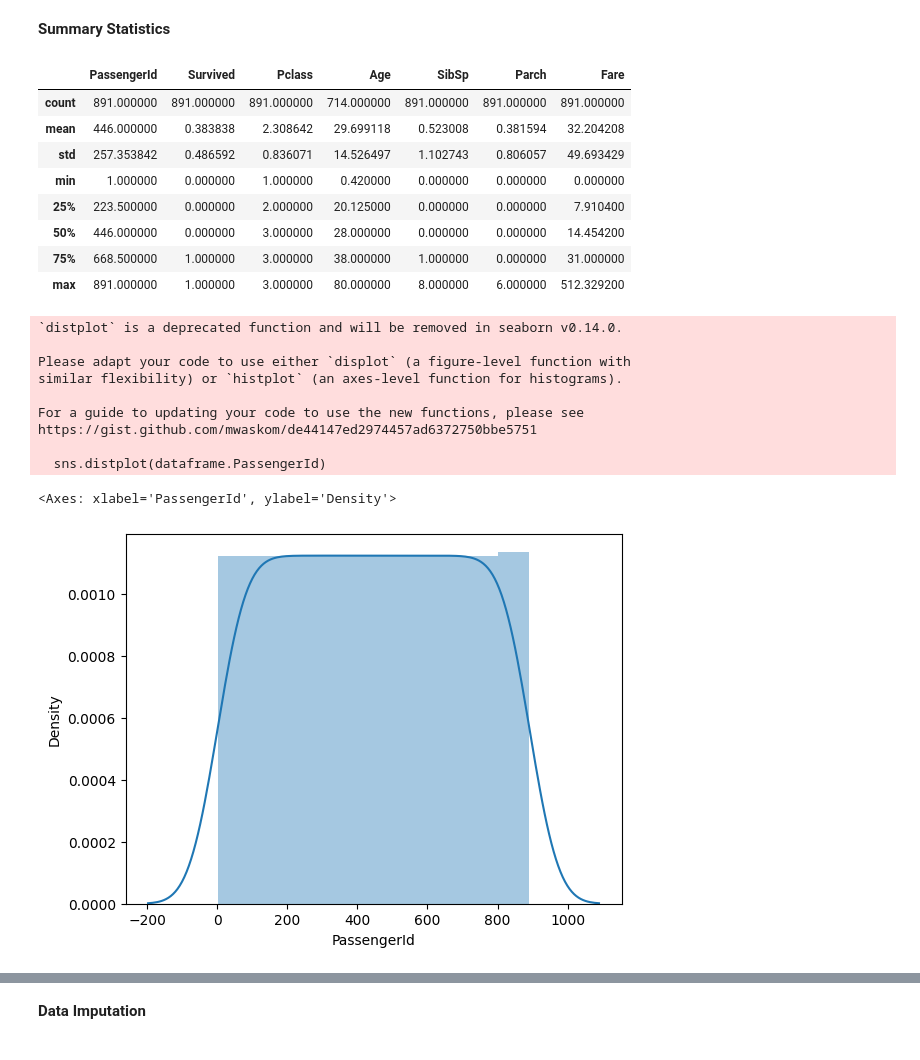
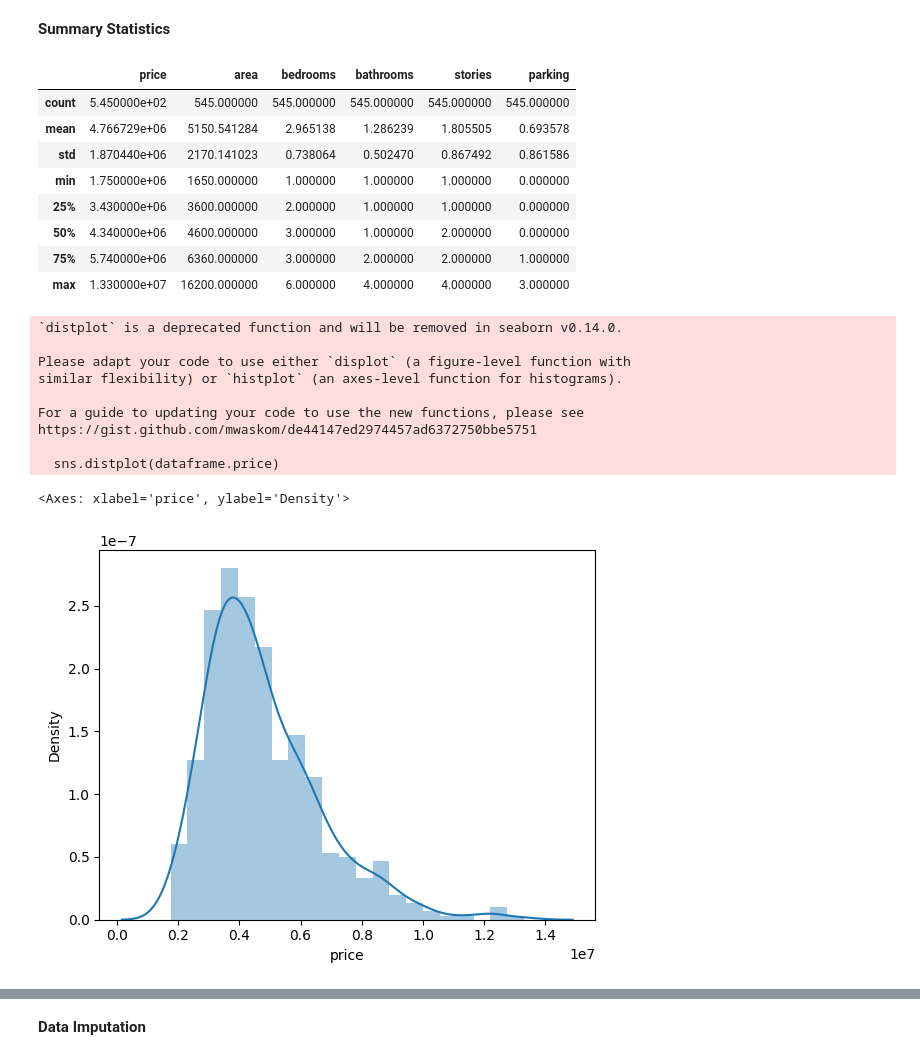
Before and after one commit to leoka90/Chandan-Kumar-Sah, a Jupyter notebook: Task3.ipynb, the cells around one changed output, grey strips where cells are left out. Cells and saved outputs as stored; diff of their text form; code cells hidden in the pictures.

```diff
--- a/Task3.ipynb
+++ b/Task3.ipynb
@@ -12,6 +12,6 @@ import seaborn as sns
 # %% [markdown]
 **Imporing Dataset**
 # %%
-dataframe=pd.read_csv("/content/titanic_dataset.csv")
-dataframe.head(892)
+dataframe=pd.read_csv("/content/Housing.csv")
+dataframe.head()
 # %% [output]
@@ -78,27 +73,27 @@ plt.show()
 # %%
 dataframe.describe()
 # %% [output]
-|  | PassengerId | Survived | Pclass | Age | SibSp | Parch | Fare |
-| count | 891.000000 | 891.000000 | 891.000000 | 714.000000 | 891.000000 | 891.000000 | 891.000000 |
-| mean | 446.000000 | 0.383838 | 2.308642 | 29.699118 | 0.523008 | 0.381594 | 32.204208 |
-| std | 257.353842 | 0.486592 | 0.836071 | 14.526497 | 1.102743 | 0.806057 | 49.693429 |
-| min | 1.000000 | 0.000000 | 1.000000 | 0.420000 | 0.000000 | 0.000000 | 0.000000 |
-| 25% | 223.500000 | 0.000000 | 2.000000 | 20.125000 | 0.000000 | 0.000000 | 7.910400 |
-| 50% | 446.000000 | 0.000000 | 3.000000 | 28.000000 | 0.000000 | 0.000000 | 14.454200 |
-| 75% | 668.500000 | 1.000000 | 3.000000 | 38.000000 | 1.000000 | 0.000000 | 31.000000 |
-| max | 891.000000 | 1.000000 | 3.000000 | 80.000000 | 8.000000 | 6.000000 | 512.329200 |
+|  | price | area | bedrooms | bathrooms | stories | parking |
+| count | 5.450000e+02 | 545.000000 | 545.000000 | 545.000000 | 545.000000 | 545.000000 |
+| mean | 4.766729e+06 | 5150.541284 | 2.965138 | 1.286239 | 1.805505 | 0.693578 |
+| std | 1.870440e+06 | 2170.141023 | 0.738064 | 0.502470 | 0.867492 | 0.861586 |
+| min | 1.750000e+06 | 1650.000000 | 1.000000 | 1.000000 | 1.000000 | 0.000000 |
+| 25% | 3.430000e+06 | 3600.000000 | 2.000000 | 1.000000 | 1.000000 | 0.000000 |
+| 50% | 4.340000e+06 | 4600.000000 | 3.000000 | 1.000000 | 2.000000 | 0.000000 |
+| 75% | 5.740000e+06 | 6360.000000 | 3.000000 | 2.000000 | 2.000000 | 1.000000 |
+| max | 1.330000e+07 | 16200.000000 | 6.000000 | 4.000000 | 4.000000 | 3.000000 |
 # %%
-sns.distplot(dataframe.PassengerId)
+sns.distplot(dataframe.price)
 # %% [output]
 `distplot` is a deprecated function and will be removed in seaborn v0.14.0.
 
 Please adapt your code to use either `displot` (a figure-level function with
 similar flexibility) or `histplot` (an axes-level function for histograms).
 
 For a guide to updating your code to use the new functions, please see
 https://gist.github.com/mwaskom/de44147ed2974457ad6372750bbe5751
 
-  sns.distplot(dataframe.PassengerId)
+  sns.distplot(dataframe.price)
-<Axes: xlabel='PassengerId', ylabel='Density'>
+<Axes: xlabel='price', ylabel='Density'>
-[figure, old version]
+[figure, new version]
 # %%
```
Also changed, not shown: parts of 28 cells of this notebook.
